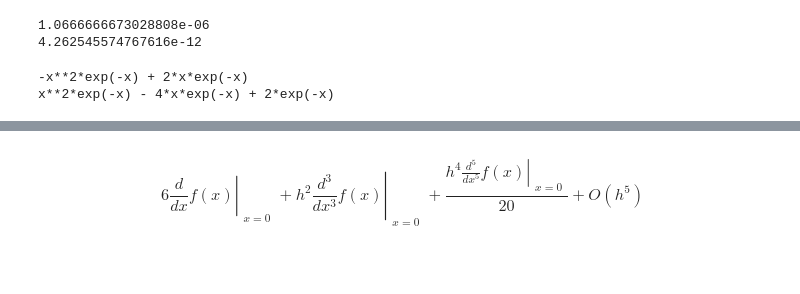
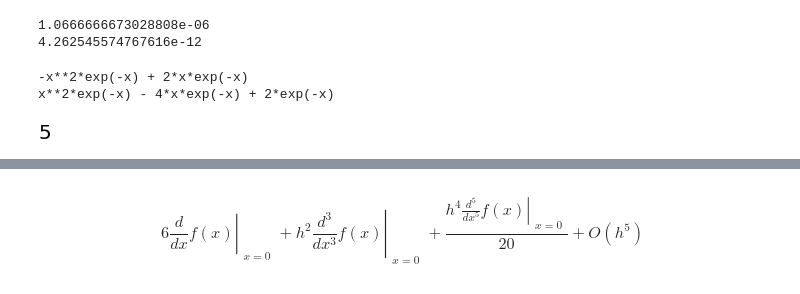
Before and after one commit to shawsa/m567, a Jupyter notebook: HW1.ipynb, the cells around one changed output, grey strips where cells are left out. Drawn from its saved outputs; the diff is of its cells as text; code cells hidden in the pictures; blank space fills up the shorter version.

```diff
--- a/HW1.ipynb
+++ b/HW1.ipynb
@@ -219,6 +227,10 @@ print(f.diff(x).diff(x))
 # %% [output]
 -x**2*exp(-x) + 2*x*exp(-x)
 x**2*exp(-x) - 4*x*exp(-x) + 2*exp(-x)
+# %%
+dfoo(1)
+# %% [output]
+[figure, added]
 # %%
 a, b = 0, 1
 hs = [1/8 * 2**-i for i in range(6)]
```
Also changed, not shown: parts of 14 cells of this notebook, 2 other files.
